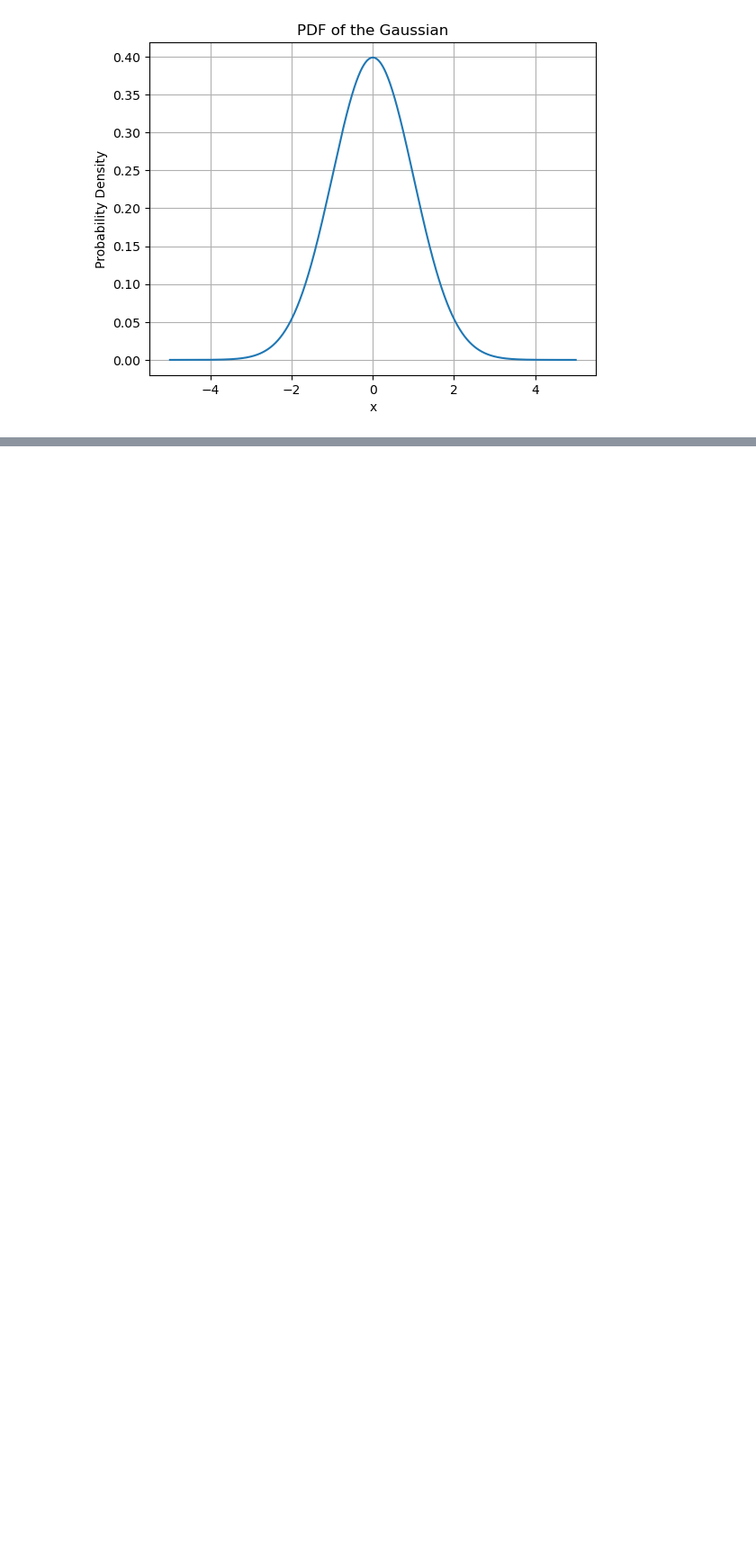
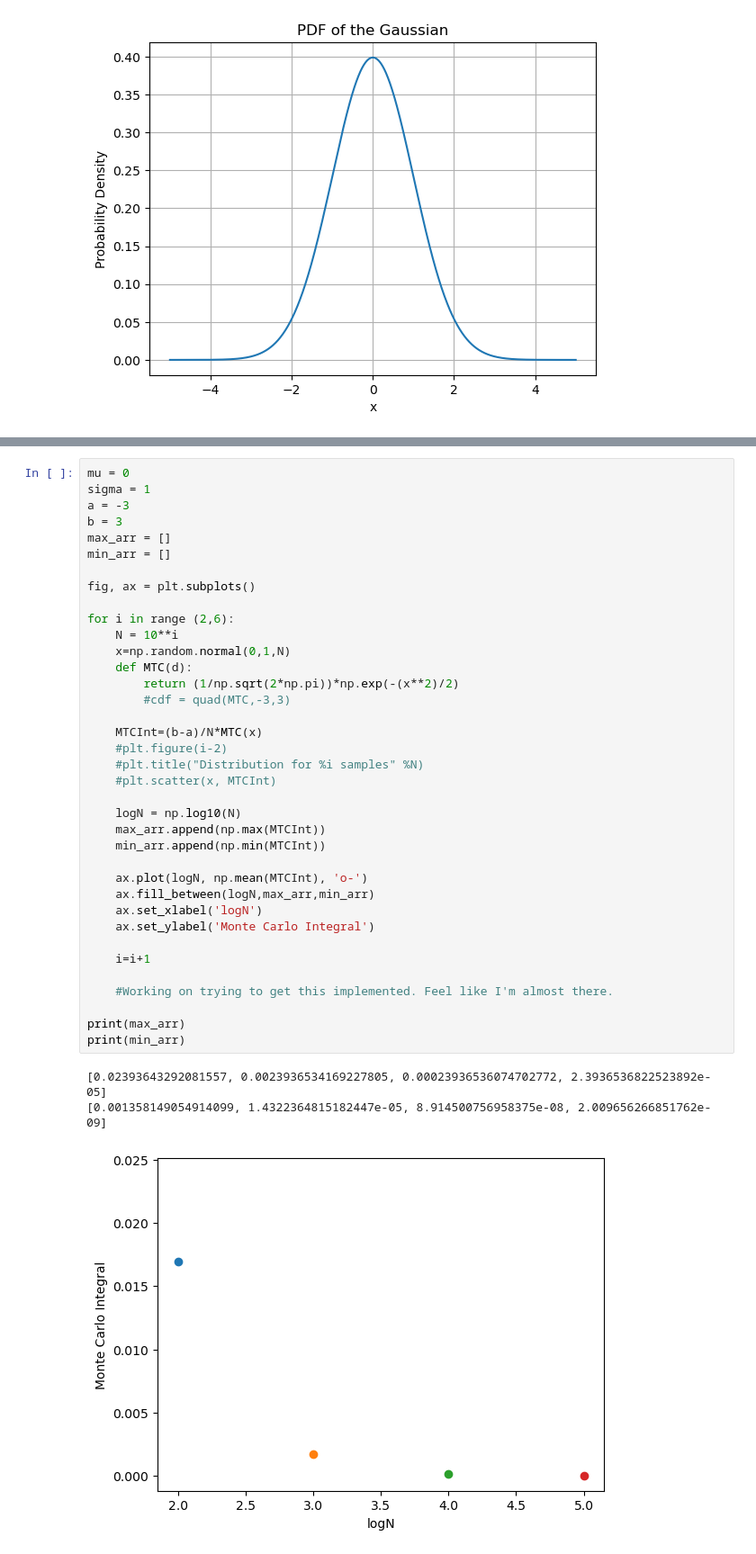
Before and after one commit to agupta-umiss/phys629-fall-2023, a Jupyter notebook: student_folders/CodyMcCammon/phys629_f23_hw2_CodyMcCammon.ipynb, the cells around one changed output, grey strips where cells are left out. Shown at 90% size. Drawn from its saved outputs; the diff is of its cells as text; blank space fills up the shorter version.

Commit message:
Progress on Problem 2. Feel like I'm close to getting it implemented.

```diff
--- a/student_folders/CodyMcCammon/phys629_f23_hw2_CodyMcCammon.ipynb
+++ b/student_folders/CodyMcCammon/phys629_f23_hw2_CodyMcCammon.ipynb
@@ -147,3 +146,44 @@ for i in range (2,6):
+# %%
+mu = 0
+sigma = 1
+a = -3
+b = 3
+max_arr = []
+min_arr = []
+
+fig, ax = plt.subplots()
+
+for i in range (2,6):
+    N = 10**i
+    x=np.random.normal(0,1,N)
+    def MTC(d):
+        return (1/np.sqrt(2*np.pi))*np.exp(-(x**2)/2)
+        #cdf = quad(MTC,-3,3)
+
+    MTCInt=(b-a)/N*MTC(x)
+    #plt.figure(i-2)
+    #plt.title("Distribution for %i samples" %N)
+    #plt.scatter(x, MTCInt)
+
+    logN = np.log10(N)
+    max_arr.append(np.max(MTCInt))
+    min_arr.append(np.min(MTCInt))
+
+    ax.plot(logN, np.mean(MTCInt), 'o-')
+    ax.fill_between(logN,max_arr,min_arr)
+    ax.set_xlabel('logN')
+    ax.set_ylabel('Monte Carlo Integral')
+
+    i=i+1
+
+    #Working on trying to get this implemented. Feel like I'm almost there.
+
+print(max_arr)
+print(min_arr)
+# %% [output]
+[0.02393643292081557, 0.0023936534169227805, 0.00023936536074702772, 2.3936536822523892e-05]
+[0.001358149054914099, 1.4322364815182447e-05, 8.914500756958375e-08, 2.009656266851762e-09]
+[figure, added]
 # %% [markdown]
 ## Problem 3
 Let x be a continuous random variable with pdf given by $$p(x)=\frac{1}{2}e^{−|x|},$$ for all $x\in\mathbb{R}$. If $y=x^2$, find the cdf of y.
```
Also changed, not shown: parts of 3 cells of this notebook.
